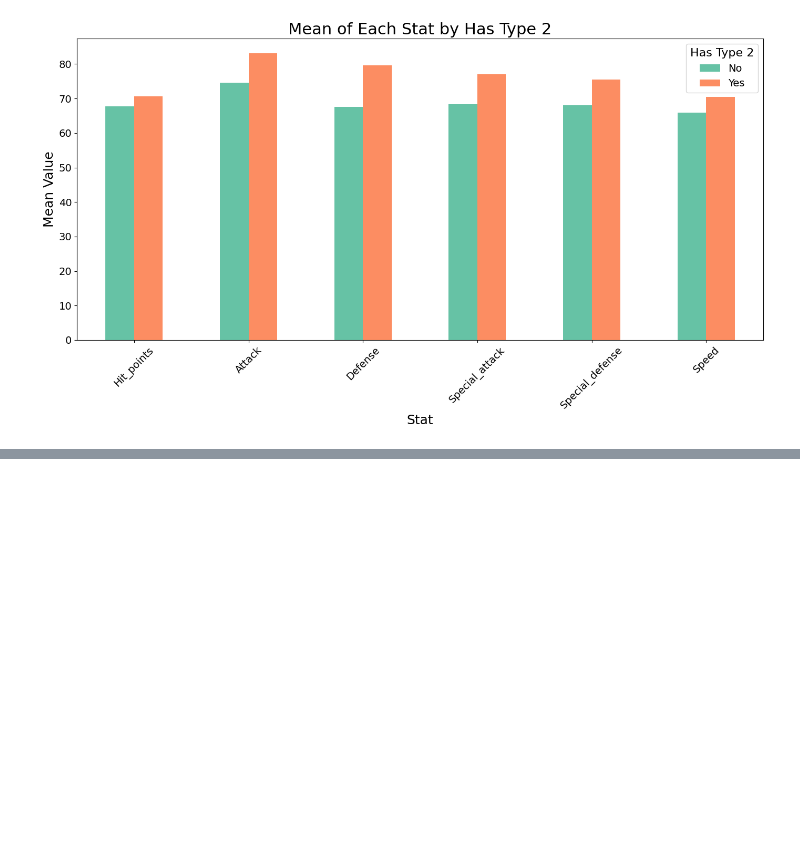
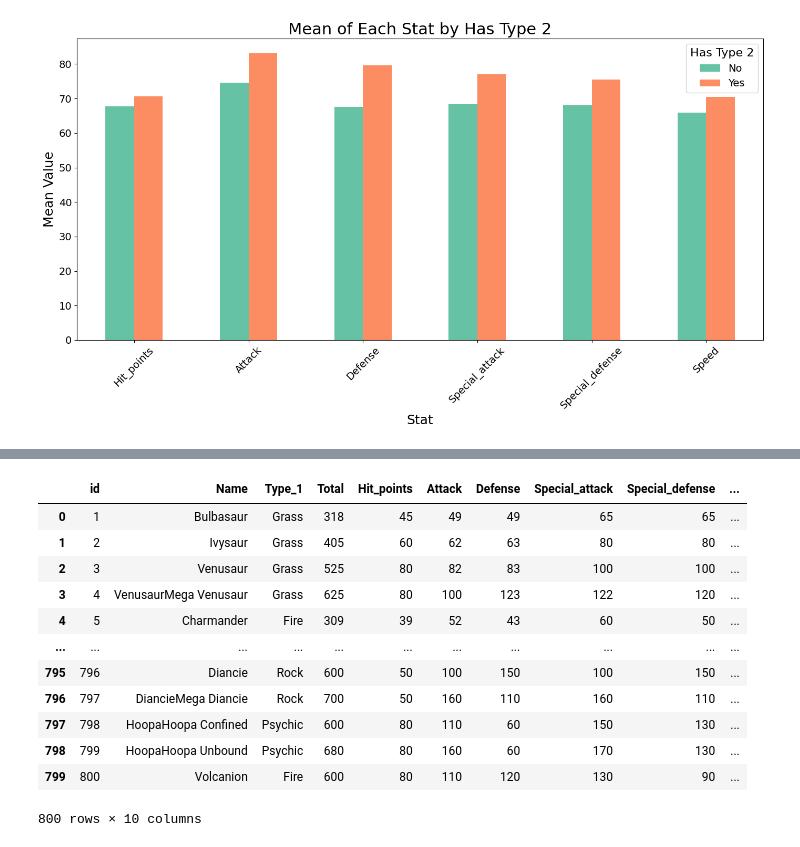
Before and after one commit to DaniDL346/Pokemon_Catch_Them_All, a Jupyter notebook: jupyter_notebooks/ETL_postprocessing.ipynb, the cells around one changed output, grey strips where cells are left out. Cells and saved outputs as stored; diff of their text form; code cells hidden in the pictures; blank space fills up the shorter version.

```diff
--- a/jupyter_notebooks/ETL_postprocessing.ipynb
+++ b/jupyter_notebooks/ETL_postprocessing.ipynb
@@ -480,0 +483,5 @@ plt.show()
+# %%
+# To make more sense of the comboats dataset, we need to join the tables
+# Add a new column called 'id' starting at 1 and ending at the last row number
+df_pok['id'] = range(1, len(df_pok) + 1)
+df_pok
@@ -480,0 +502,19 @@ plt.show()
+# %%
+df_pok_char = df_pok[['id', 'Name', 'Type_1', 'Total', 'Hit_points', 'Attack', 'Defense', 'Special_attack', 'Special_defense', 'Speed']]
+df_pok_char
+
+#preparing table just using type 1's characteristics with no Type 2, this is done to prepare the table when merging with first pokemon and second pokemon of combats table
+# %% [output]
+|  | id | Name | Type_1 | Total | Hit_points | Attack | Defense | Special_attack | Special_defense | ... |
+| 0 | 1 | Bulbasaur | Grass | 318 | 45 | 49 | 49 | 65 | 65 | ... |
+| 1 | 2 | Ivysaur | Grass | 405 | 60 | 62 | 63 | 80 | 80 | ... |
+| 2 | 3 | Venusaur | Grass | 525 | 80 | 82 | 83 | 100 | 100 | ... |
+| 3 | 4 | VenusaurMega Venusaur | Grass | 625 | 80 | 100 | 123 | 122 | 120 | ... |
+| 4 | 5 | Charmander | Fire | 309 | 39 | 52 | 43 | 60 | 50 | ... |
+| ... | ... | ... | ... | ... | ... | ... | ... | ... | ... | ... |
+| 795 | 796 | Diancie | Rock | 600 | 50 | 100 | 150 | 100 | 150 | ... |
+| 796 | 797 | DiancieMega Diancie | Rock | 700 | 50 | 160 | 110 | 160 | 110 | ... |
+| 797 | 798 | HoopaHoopa Confined | Psychic | 600 | 80 | 110 | 60 | 150 | 130 | ... |
+| 798 | 799 | HoopaHoopa Unbound | Psychic | 680 | 80 | 160 | 60 | 170 | 130 | ... |
+| 799 | 800 | Volcanion | Fire | 600 | 80 | 110 | 120 | 130 | 90 | ... |
+800 rows × 10 columns
```
Also changed, not shown: parts of 12 cells of this notebook, 1 other file.
